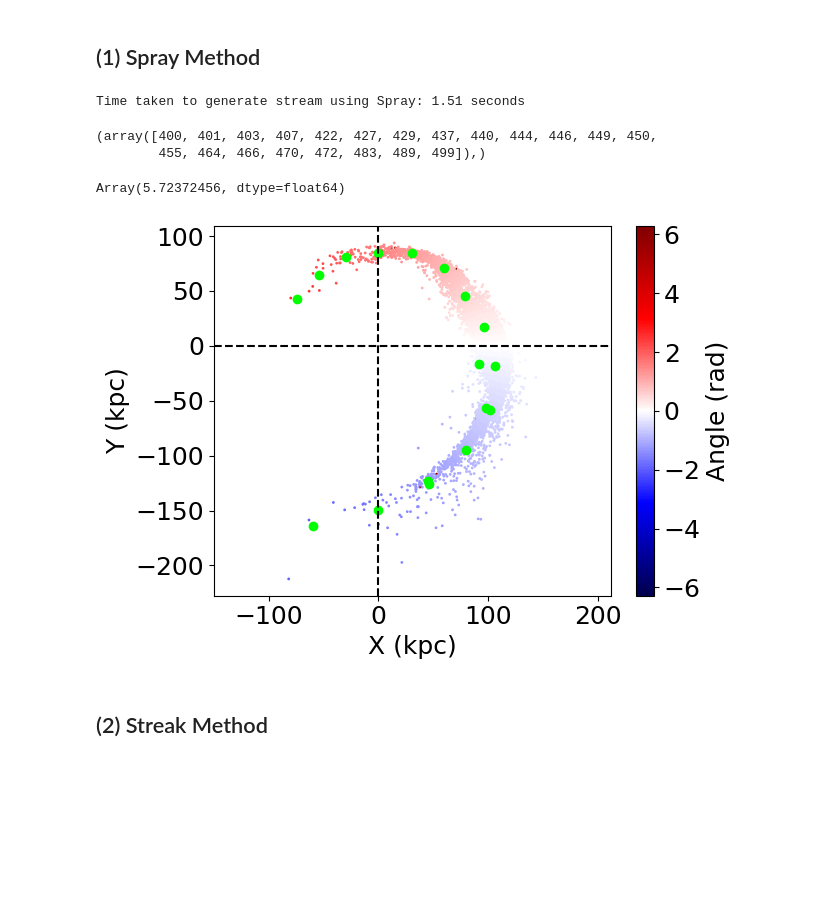
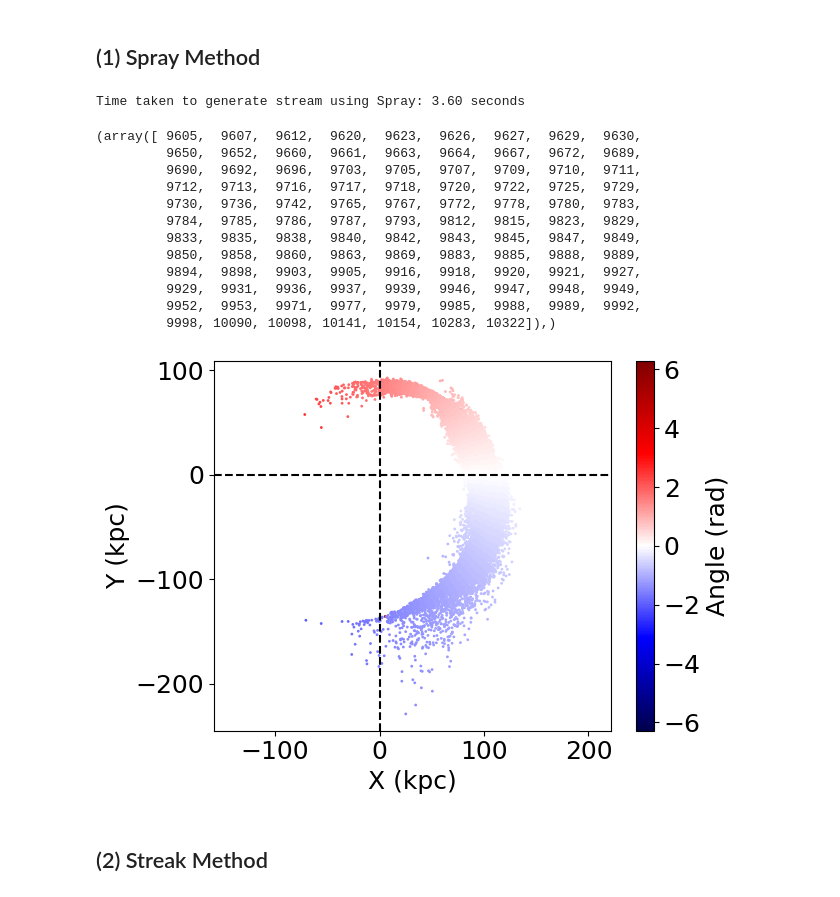
Before and after one commit to David-Chemaly/StreaMAX, a Jupyter notebook: quick_start.ipynb, the cells around one changed output. Saved outputs shown, nothing was run; the diff lists cells and outputs as text; code cells hidden in the pictures; blank space fills up the shorter version.

```diff
--- a/quick_start.ipynb
+++ b/quick_start.ipynb
@@ -13,14 +13,14 @@ from utils import get_track
 # %%
 # Flattened NFW halo
 logM, Rs, q = 12.0, 25.0, 0.8
-dirx, diry, dirz = 1.0, 1.0, 1.0
+dirx, diry, dirz = 1., 1., 1. #1.0, 1.0, 1.0
 
 # Plummer Sattelite
 logm, rs = 8.0, 2.0
 
 # Initial conditions
 x0, y0, z0 = 100.0, 0.0, 0.0     # Position in kpc
-vx0, vy0, vz0 = 0.0, 200.0, 0.0  # Velocity in km/s
+vx0, vy0, vz0 = 0.0 * KPC_TO_KM**-1/GYR_TO_S**-1, 200.0 * KPC_TO_KM**-1/GYR_TO_S**-1, 0.0 * KPC_TO_KM**-1/GYR_TO_S**-1 # Velocity in kpc/Gyr
 
 # Integration time
 time = 4. # Gyr
@@ -52,27 +60,33 @@ end = tt.time()
 print(f"Time taken to generate stream using Spray: {end - start:.2f} seconds")
 count, theta_bin, r_bin, w_bin = get_track(theta_stream, xv_stream_spray[:, 0], xv_stream_spray[:, 1])
 # %% [output]
-Time taken to generate stream using Spray: 1.51 seconds
+Time taken to generate stream using Spray: 3.60 seconds
 # %%
 np.where(theta_stream > 3*np.pi/2)
 # %% [output]
-(array([400, 401, 403, 407, 422, 427, 429, 437, 440, 444, 446, 449, 450,
-        455, 464, 466, 470, 472, 483, 489, 499]),)
+(array([ 9605,  9607,  9612,  9620,  9623,  9626,  9627,  9629,  9630,
+         9650,  9652,  9660,  9661,  9663,  9664,  9667,  9672,  9689,
+         9690,  9692,  9696,  9703,  9705,  9707,  9709,  9710,  9711,
+         9712,  9713,  9716,  9717,  9718,  9720,  9722,  9725,  9729,
+         9730,  9736,  9742,  9765,  9767,  9772,  9778,  9780,  9783,
+         9784,  9785,  9786,  9787,  9793,  9812,  9815,  9823,  9829,
+         9833,  9835,  9838,  9840,  9842,  9843,  9845,  9847,  9849,
+         9850,  9858,  9860,  9863,  9869,  9883,  9885,  9888,  9889,
+         9894,  9898,  9903,  9905,  9916,  9918,  9920,  9921,  9927,
+         9929,  9931,  9936,  9937,  9939,  9946,  9947,  9948,  9949,
+         9952,  9953,  9971,  9977,  9979,  9985,  9988,  9989,  9992,
+         9998, 10090, 10098, 10141, 10154, 10283, 10322]),)
-# %%
-theta_stream[400]
-# %% [output]
-Array(5.72372456, dtype=float64)
 # %%
 plt.scatter(xv_stream_spray[:, 0], xv_stream_spray[:, 1], c=theta_stream, s=1, cmap='seismic', vmin=-2*np.pi, vmax=2*np.pi)
 plt.colorbar(label='Angle (rad)')
-plt.scatter(r_bin*np.cos(theta_bin), r_bin*np.sin(theta_bin), c='lime')
+# plt.scatter(r_bin*np.cos(theta_bin), r_bin*np.sin(theta_bin), c='lime')
 plt.axvline(0, color='k', linestyle='--')
 plt.axhline(0, color='k', linestyle='--')
 plt.xlabel('X (kpc)')
 plt.ylabel('Y (kpc)')
 plt.axis('equal');
 # %% [output]
-[figure, old version]
+[figure, new version]
 # %% [markdown]
 ## (2) Streak Method
 # %%
```
Also changed, not shown: parts of 3 cells of this notebook, 5 other files.
